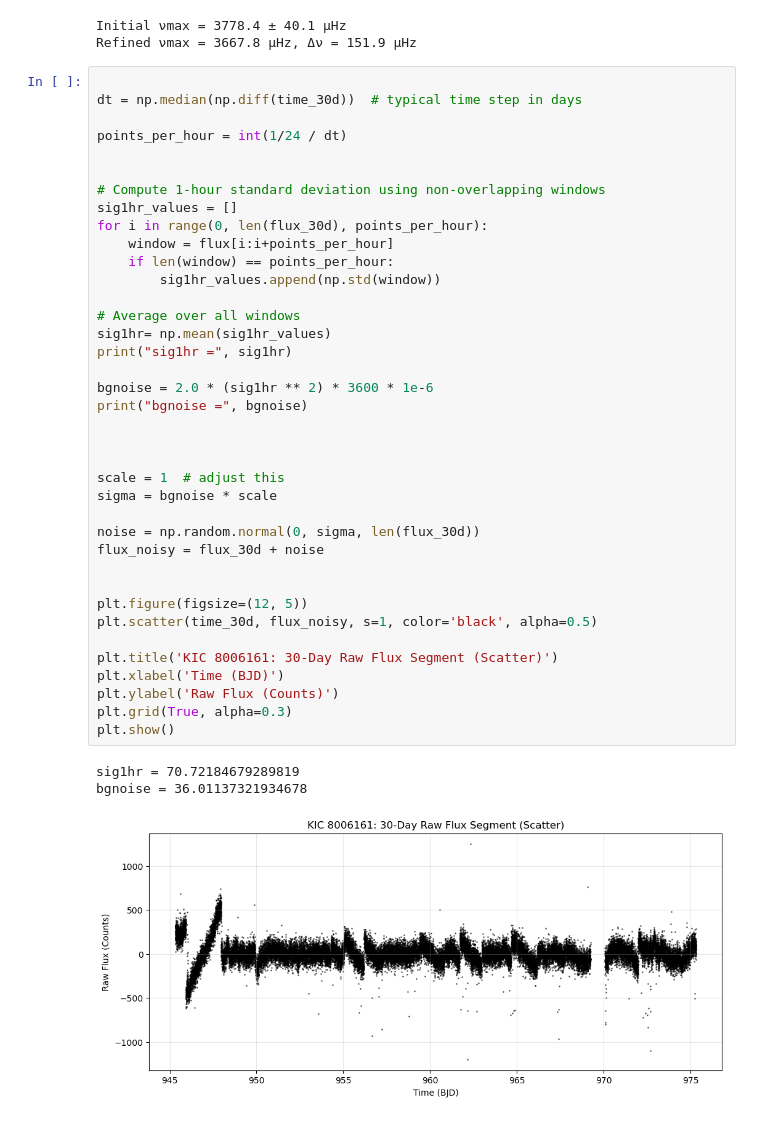
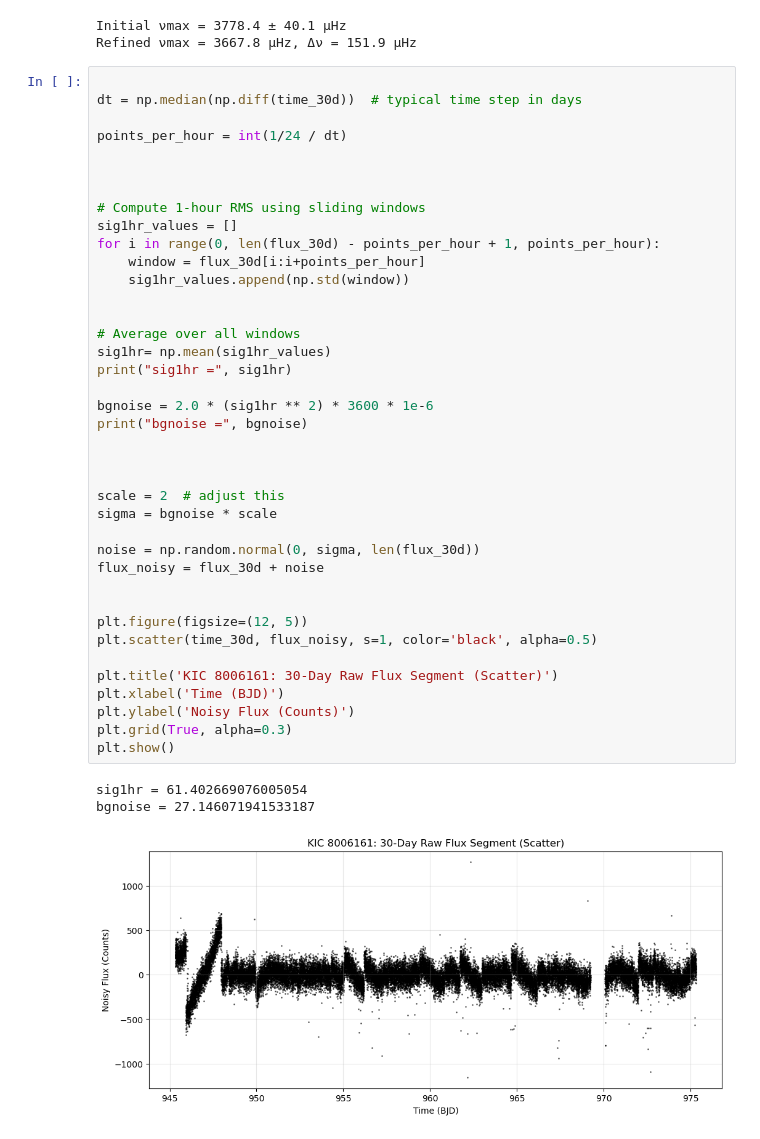
Before and after one commit to lxa349/Asteroseismology-Group-Project-2026, a Jupyter notebook: Noise threshold.ipynb, the cells around one changed output. Saved outputs shown, nothing was run; the diff lists cells and outputs as text.

```diff
--- a/Noise threshold.ipynb
+++ b/Noise threshold.ipynb
@@ -320,40 +320,41 @@ Refined νmax = 3667.8 µHz, Δν = 151.9 µHz
 dt = np.median(np.diff(time_30d))  # typical time step in days
 
 points_per_hour = int(1/24 / dt)
 
 
-# Compute 1-hour standard deviation using non-overlapping windows
+
+# Compute 1-hour RMS using sliding windows
 sig1hr_values = []
-for i in range(0, len(flux_30d), points_per_hour):
-    window = flux[i:i+points_per_hour]
-    if len(window) == points_per_hour:
-        sig1hr_values.append(np.std(window))
+for i in range(0, len(flux_30d) - points_per_hour + 1, points_per_hour):
+    window = flux_30d[i:i+points_per_hour]
+    sig1hr_values.append(np.std(window))
+
 
 # Average over all windows
 sig1hr= np.mean(sig1hr_values)
 print("sig1hr =", sig1hr)
 
 bgnoise = 2.0 * (sig1hr ** 2) * 3600 * 1e-6
 print("bgnoise =", bgnoise)
 
 
 
-scale = 1  # adjust this
+scale = 2  # adjust this
 sigma = bgnoise * scale
 
 noise = np.random.normal(0, sigma, len(flux_30d))
 flux_noisy = flux_30d + noise
 
 
 plt.figure(figsize=(12, 5))
 plt.scatter(time_30d, flux_noisy, s=1, color='black', alpha=0.5)
 
 plt.title('KIC 8006161: 30-Day Raw Flux Segment (Scatter)')
 plt.xlabel('Time (BJD)')
-plt.ylabel('Raw Flux (Counts)')
+plt.ylabel('Noisy Flux (Counts)')
 plt.grid(True, alpha=0.3)
 plt.show()
 # %% [output]
-sig1hr = 70.72184679289819
-bgnoise = 36.01137321934678
+sig1hr = 61.402669076005054
+bgnoise = 27.146071941533187
-[figure, old version]
+[figure, new version]
```
Also changed, not shown: parts of 4 cells of this notebook.
